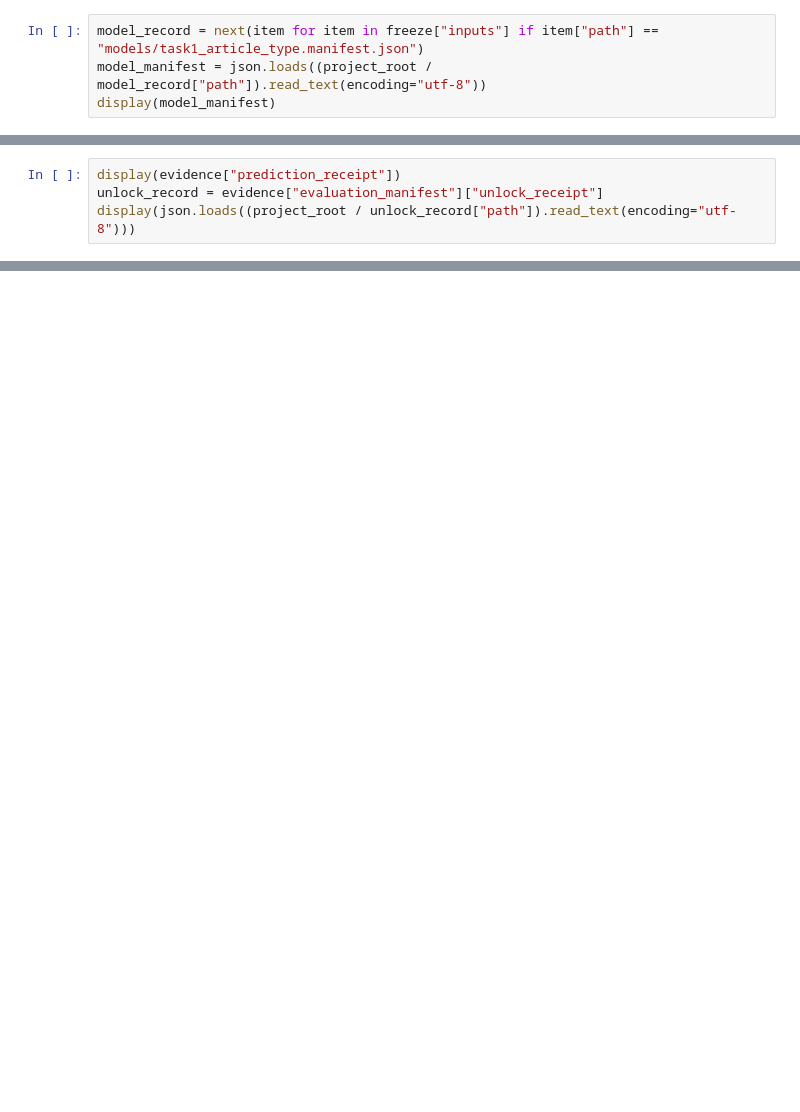
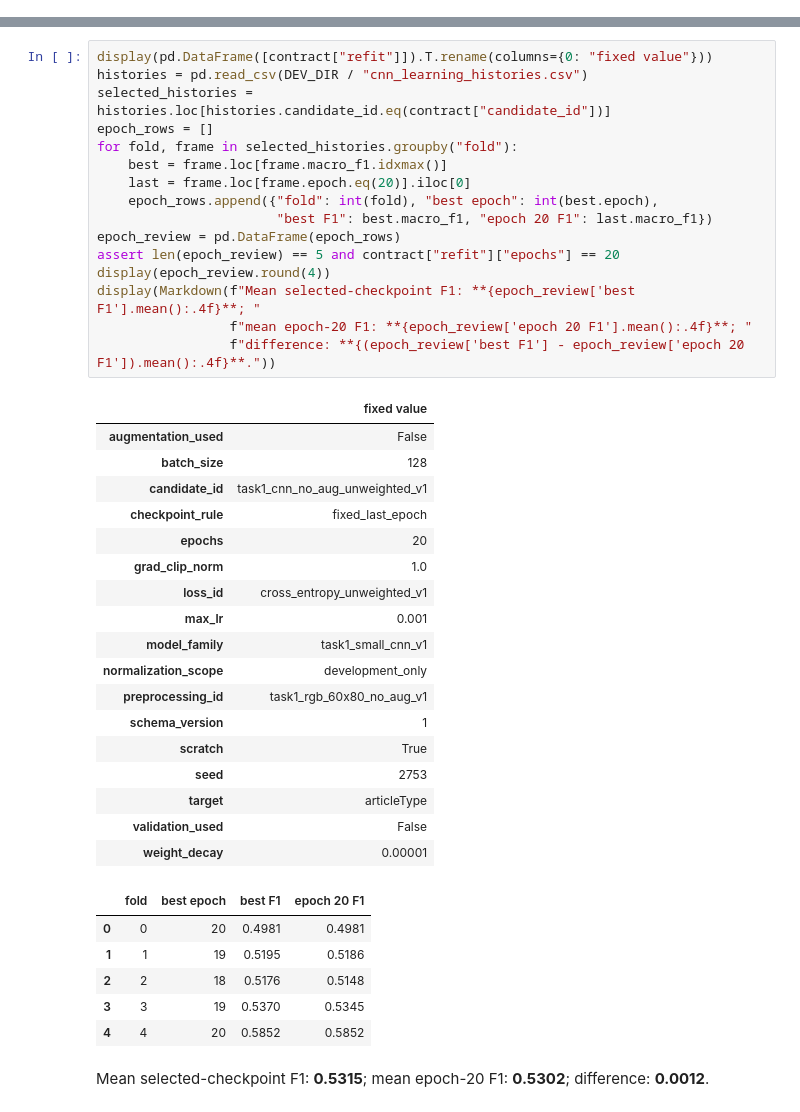
Before and after one commit to TrnLin/MLA2, a Jupyter notebook: notebooks/02_task1_final_eval.ipynb, the cells around one changed output, grey strips where cells are left out. Drawn from its saved outputs; the diff is of its cells as text; blank space fills up the shorter version.

Commit message:
Refine Task 1 notebooks and remove obsolete final runner

```diff
--- a/notebooks/02_task1_final_eval.ipynb
+++ b/notebooks/02_task1_final_eval.ipynb
@@ -87,4 +0,0 @@ The final run starts from random weights and uses the fixed 20-epoch recipe, see
-# %%
-model_record = next(item for item in freeze["inputs"] if item["path"] == "models/task1_article_type.manifest.json")
-model_manifest = json.loads((project_root / model_record["path"]).read_text(encoding="utf-8"))
-display(model_manifest)
@@ -157,4 +0,0 @@ The prediction receipt records label-free clean and degraded-image predictions.
-# %%
-display(evidence["prediction_receipt"])
-unlock_record = evidence["evaluation_manifest"]["unlock_receipt"]
-display(json.loads((project_root / unlock_record["path"]).read_text(encoding="utf-8")))
@@ -381,0 +121,42 @@ References: [Task 1 development](02_task1_article_type.ipynb), [Task 2 saved eva
+# %%
+display(pd.DataFrame([contract["refit"]]).T.rename(columns={0: "fixed value"}))
+histories = pd.read_csv(DEV_DIR / "cnn_learning_histories.csv")
+selected_histories = histories.loc[histories.candidate_id.eq(contract["candidate_id"])]
+epoch_rows = []
+for fold, frame in selected_histories.groupby("fold"):
+    best = frame.loc[frame.macro_f1.idxmax()]
+    last = frame.loc[frame.epoch.eq(20)].iloc[0]
+    epoch_rows.append({"fold": int(fold), "best epoch": int(best.epoch),
+                       "best F1": best.macro_f1, "epoch 20 F1": last.macro_f1})
+epoch_review = pd.DataFrame(epoch_rows)
+assert len(epoch_review) == 5 and contract["refit"]["epochs"] == 20
+display(epoch_review.round(4))
+display(Markdown(f"Mean selected-checkpoint F1: **{epoch_review['best F1'].mean():.4f}**; "
+                 f"mean epoch-20 F1: **{epoch_review['epoch 20 F1'].mean():.4f}**; "
+                 f"difference: **{(epoch_review['best F1'] - epoch_review['epoch 20 F1']).mean():.4f}**."))
+# %% [output]
+|  | fixed value |
+| augmentation_used | False |
+| batch_size | 128 |
+| candidate_id | task1_cnn_no_aug_unweighted_v1 |
+| checkpoint_rule | fixed_last_epoch |
+| epochs | 20 |
+| grad_clip_norm | 1.0 |
+| loss_id | cross_entropy_unweighted_v1 |
+| max_lr | 0.001 |
+| model_family | task1_small_cnn_v1 |
+| normalization_scope | development_only |
+| preprocessing_id | task1_rgb_60x80_no_aug_v1 |
+| schema_version | 1 |
+| scratch | True |
+| seed | 2753 |
+| target | articleType |
+| validation_used | False |
+| weight_decay | 0.00001 |
+|  | fold | best epoch | best F1 | epoch 20 F1 |
+| 0 | 0 | 20 | 0.4981 | 0.4981 |
+| 1 | 1 | 19 | 0.5195 | 0.5186 |
+| 2 | 2 | 18 | 0.5176 | 0.5148 |
+| 3 | 3 | 19 | 0.5370 | 0.5345 |
+| 4 | 4 | 20 | 0.5852 | 0.5852 |
+Mean selected-checkpoint F1: **0.5315**; mean epoch-20 F1: **0.5302**; difference: **0.0012**.
```
Also changed, not shown: parts of 64 cells of this notebook, 5 other files.
